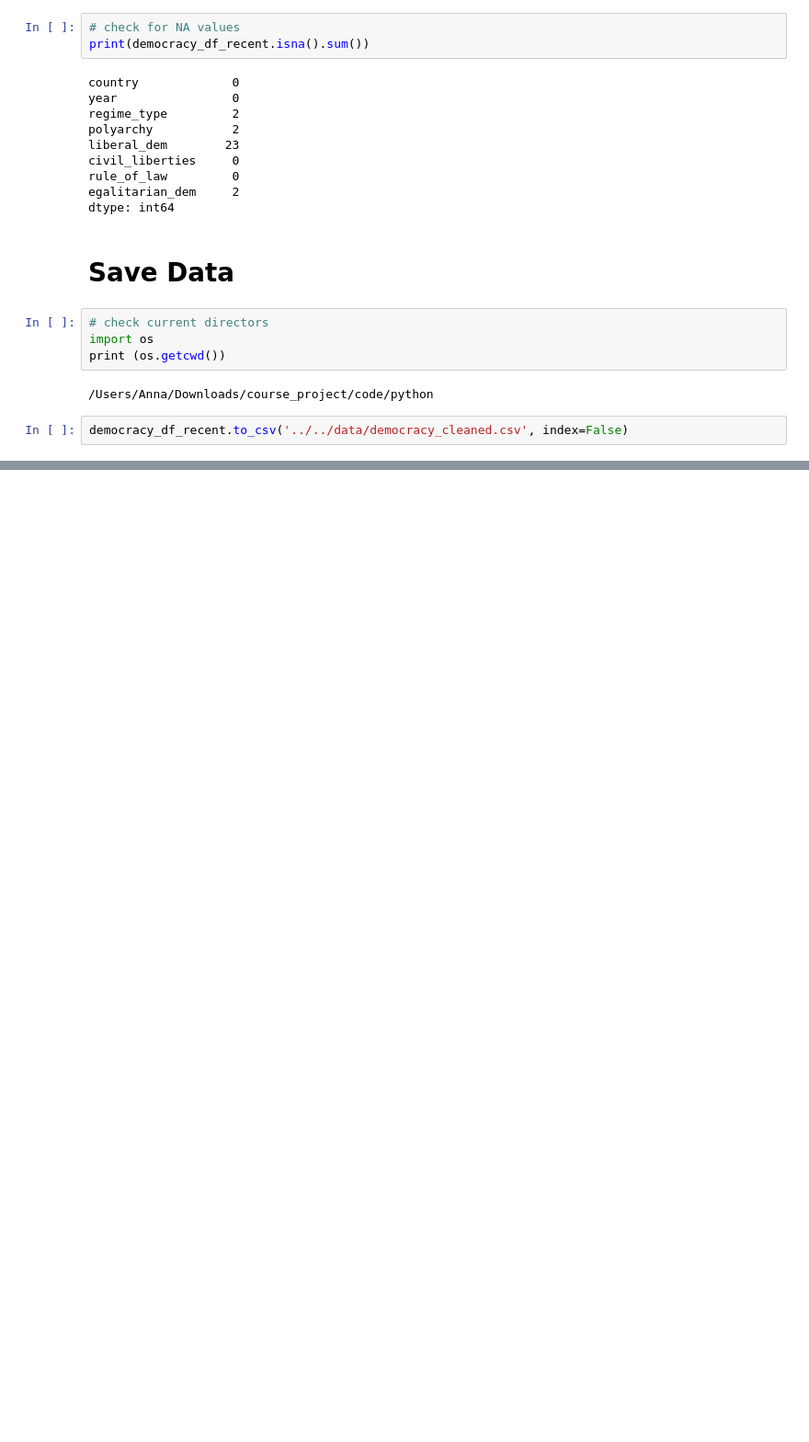
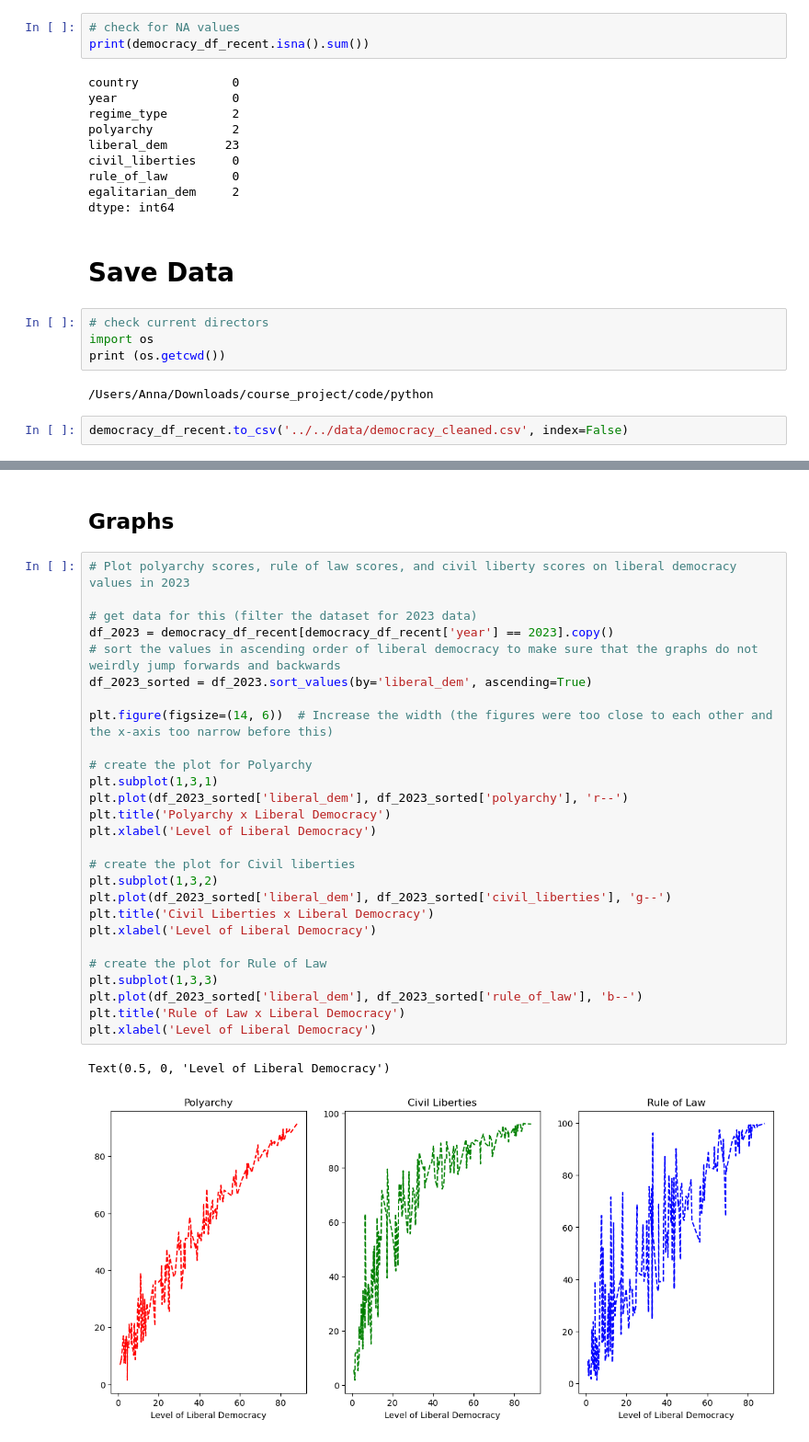
Before and after one commit to code-anna/course_project, a Jupyter notebook: code/python/p_code1.ipynb, the cells around one changed output, grey strips where cells are left out. Shown at 92% size. Cells and saved outputs as stored; diff of their text form; blank space fills up the shorter version.

Commit message:
Python: Created Graphs plotting polyarchy/civil liberties/rule of law against liberal democracy

```diff
--- a/code/python/p_code1.ipynb
+++ b/code/python/p_code1.ipynb
@@ -178,0 +232,32 @@ democracy_df_recent.to_csv('../../data/democracy_cleaned.csv', index=False)
+# %% [markdown]
+## Graphs
+# %%
+# Plot polyarchy scores, rule of law scores, and civil liberty scores on liberal democracy values in 2023
+
+# get data for this (filter the dataset for 2023 data)
+df_2023 = democracy_df_recent[democracy_df_recent['year'] == 2023].copy()
+# sort the values in ascending order of liberal democracy to make sure that the graphs do not weirdly jump forwards and backwards
+df_2023_sorted = df_2023.sort_values(by='liberal_dem', ascending=True)
+
+plt.figure(figsize=(14, 6))  # Increase the width (the figures were too close to each other and the x-axis too narrow before this)
+
+# create the plot for Polyarchy
+plt.subplot(1,3,1)
+plt.plot(df_2023_sorted['liberal_dem'], df_2023_sorted['polyarchy'], 'r--')
+plt.title('Polyarchy x Liberal Democracy')
+plt.xlabel('Level of Liberal Democracy')
+
+# create the plot for Civil liberties
+plt.subplot(1,3,2)
+plt.plot(df_2023_sorted['liberal_dem'], df_2023_sorted['civil_liberties'], 'g--')
+plt.title('Civil Liberties x Liberal Democracy')
+plt.xlabel('Level of Liberal Democracy')
+
+# create the plot for Rule of Law
+plt.subplot(1,3,3)
+plt.plot(df_2023_sorted['liberal_dem'], df_2023_sorted['rule_of_law'], 'b--')
+plt.title('Rule of Law x Liberal Democracy')
+plt.xlabel('Level of Liberal Democracy')
+# %% [output]
+Text(0.5, 0, 'Level of Liberal Democracy')
+[figure, added]
```
Also changed, not shown: parts of 5 cells of this notebook.
